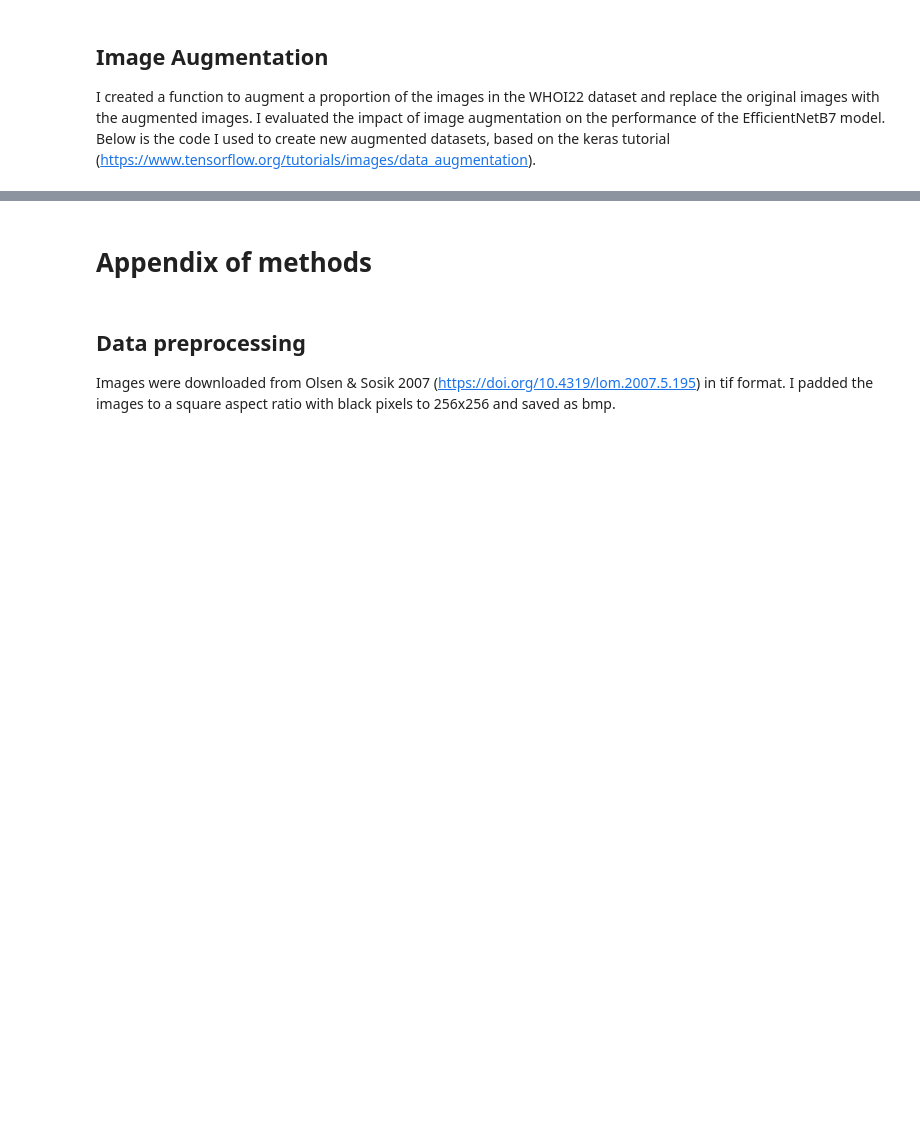
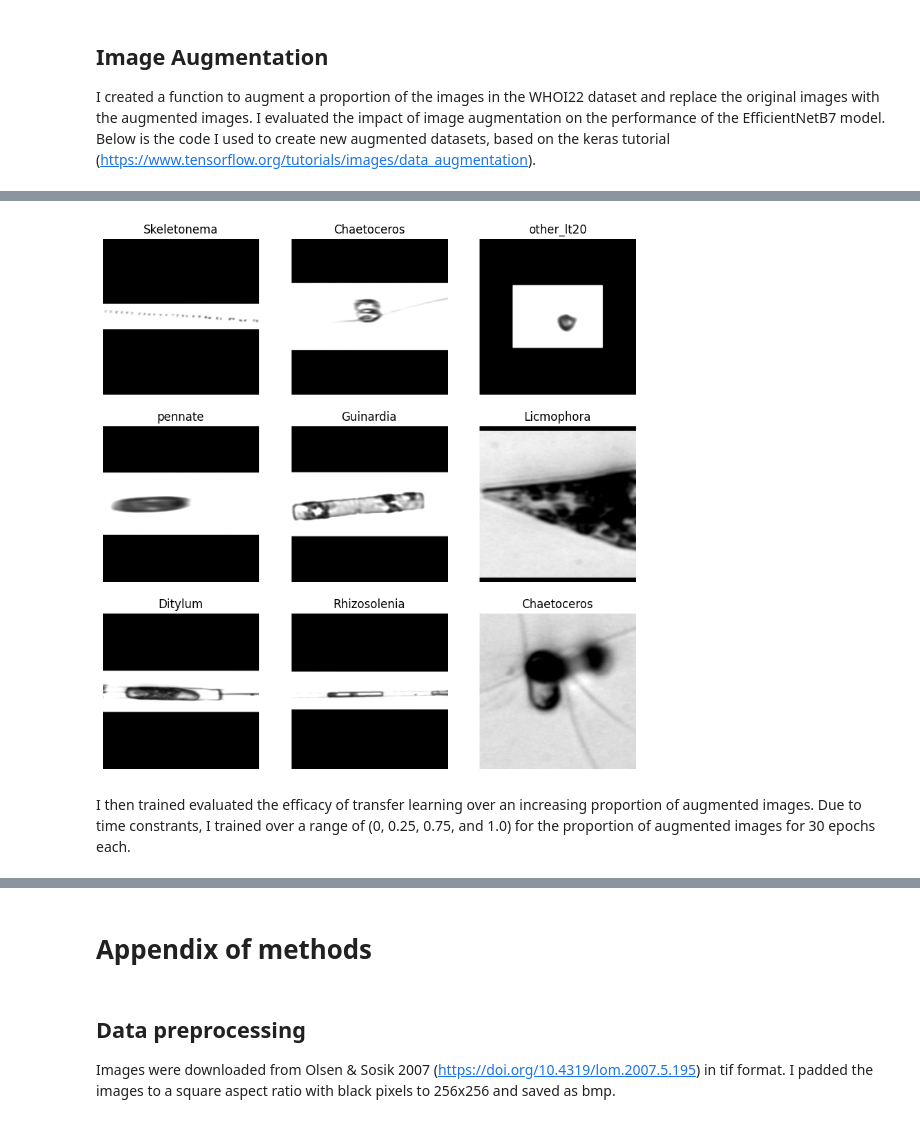
Before and after one commit to microlei/plankton, a Jupyter notebook: report.ipynb, the cells around one changed output, grey strips where cells are left out. Cells and saved outputs as stored; diff of their text form; code cells hidden in the pictures; blank space fills up the shorter version.

```diff
--- a/report.ipynb
+++ b/report.ipynb
@@ -94,0 +71,38 @@ I created a function to augment a proportion of the images in the WHOI22 dataset
+# %%
+## Code to augment dataset
+
+## Code to create new augmented dataset
+def augment_dataset(dataset, augmentation_pipeline, augmentation_ratio=1.0):
+    def augment(image, label):
+        augmented_image = augmentation_pipeline(image)
+        return augmented_image, label
+
+    # Apply the augmentation to a subset of the dataset
+    augmented_dataset = dataset.take(int(len(dataset) * augmentation_ratio))
+    augmented_dataset = augmented_dataset.map(lambda image, label: augment(image, label))
+
+    # Concatenate the augmented and unaugmented data if not fully augmented
+    if augmentation_ratio < 1.0:
+        remaining_dataset = dataset.skip(int(len(dataset) * augmentation_ratio))
+        augmented_dataset = augmented_dataset.concatenate(remaining_dataset)
+
+    return augmented_dataset
+
+## Code for my augmentation layer
+data_augmentation = tf.keras.Sequential([
+    layers.RandomFlip("horizontal_and_vertical"),
+    layers.RandomZoom((-.5, 0),(-.5,0)),
+    layers.RandomContrast(.5)
+    ])
+
+augmented_dataset = augment_dataset(train_data, data_augmentation, 1.0)
+# %%
+# Display examples of augmented data
+plt.figure(figsize=(10, 10))
+for images, labels in augmented_dataset.take(1):
+    for i in range(9):
+        ax = plt.subplot(3, 3, i + 1)
+        plt.imshow(np.array(images[i]).astype("uint8"))
+        plt.title(train_data.class_names[tf.argmax(labels[i])])
+        plt.axis("off")
+# %% [output]
@@ -94,0 +110,3 @@ I created a function to augment a proportion of the images in the WHOI22 dataset
+[figure, added]
+# %% [markdown]
+I then trained evaluated the efficacy of transfer learning over an increasing proportion of augmented images. Due to time constrants, I trained over a range of (0, 0.25, 0.75, and 1.0) for the proportion of augmented images for 30 epochs each.
```
Also changed, not shown: parts of 23 cells of this notebook, 1 other file.
